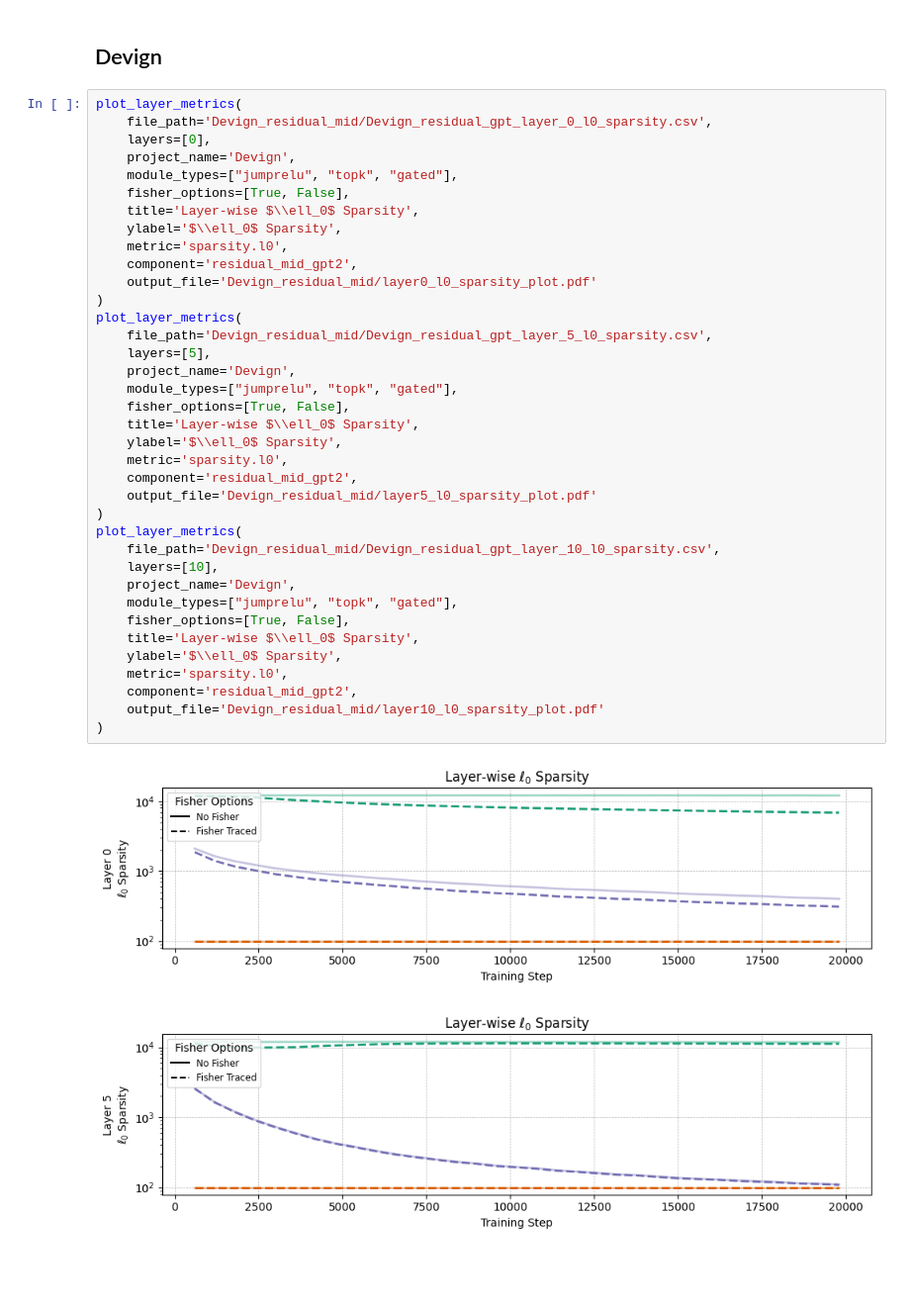
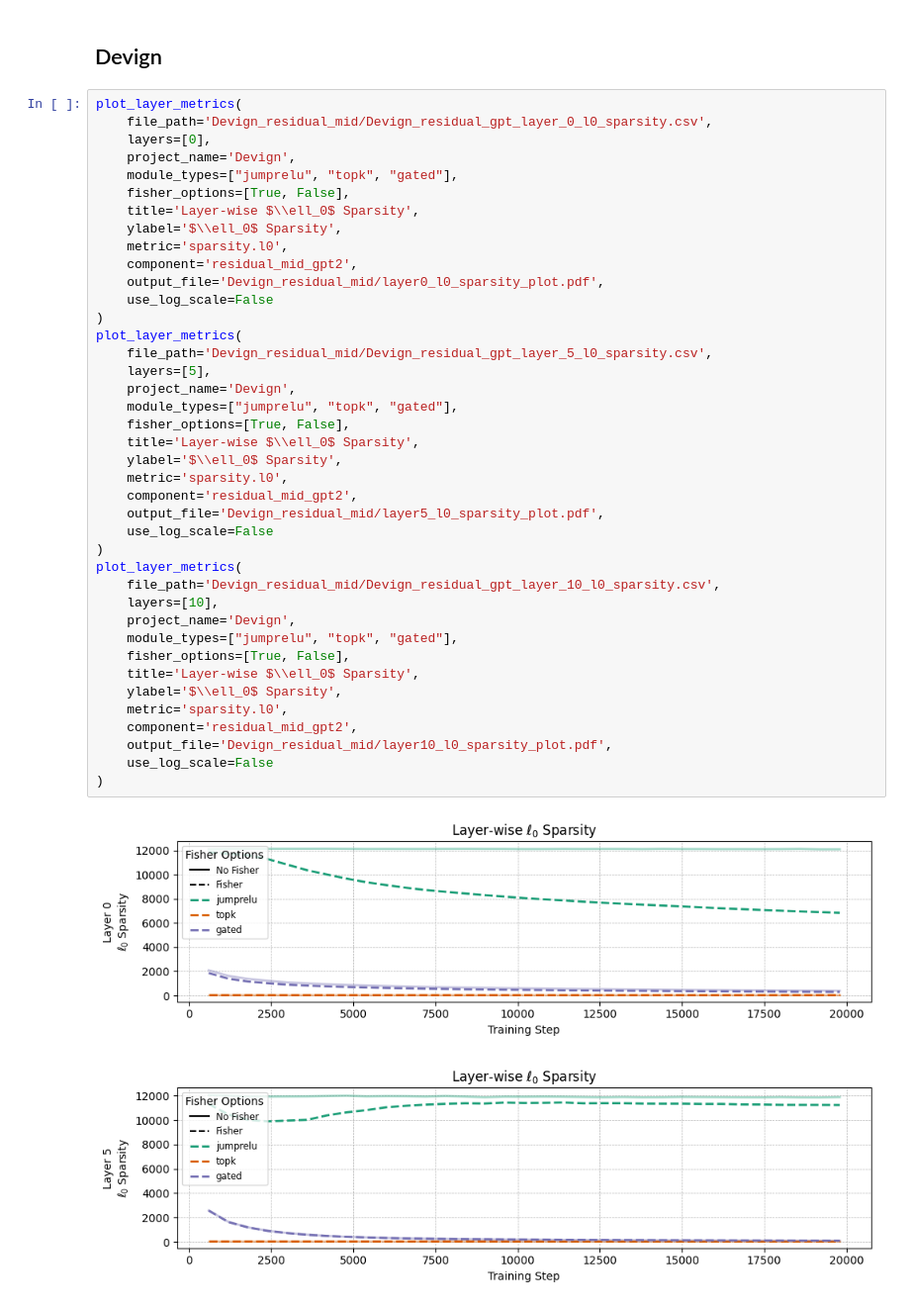
Before and after one commit to rufimelo99/FisherSAE, a Jupyter notebook: plots/plots_wandb.ipynb, the cells around one changed output. Shown at 99% size. Cells and saved outputs as stored; diff of their text form; blank space fills up the shorter version.

```diff
--- a/plots/plots_wandb.ipynb
+++ b/plots/plots_wandb.ipynb
@@ -196,35 +225,38 @@ plot_layer_metrics(
     module_types=["jumprelu", "topk", "gated"],
     fisher_options=[True, False],
     title='Layer-wise $\\ell_0$ Sparsity',
     ylabel='$\\ell_0$ Sparsity',
     metric='sparsity.l0',
     component='residual_mid_gpt2',
-    output_file='Devign_residual_mid/layer0_l0_sparsity_plot.pdf'
+    output_file='Devign_residual_mid/layer0_l0_sparsity_plot.pdf',
+    use_log_scale=False
 )
 plot_layer_metrics(
     file_path='Devign_residual_mid/Devign_residual_gpt_layer_5_l0_sparsity.csv',
     layers=[5],
     project_name='Devign',
     module_types=["jumprelu", "topk", "gated"],
     fisher_options=[True, False],
     title='Layer-wise $\\ell_0$ Sparsity',
     ylabel='$\\ell_0$ Sparsity',
     metric='sparsity.l0',
     component='residual_mid_gpt2',
-    output_file='Devign_residual_mid/layer5_l0_sparsity_plot.pdf'
+    output_file='Devign_residual_mid/layer5_l0_sparsity_plot.pdf',
+    use_log_scale=False
 )
 plot_layer_metrics(
     file_path='Devign_residual_mid/Devign_residual_gpt_layer_10_l0_sparsity.csv',
     layers=[10],
     project_name='Devign',
     module_types=["jumprelu", "topk", "gated"],
     fisher_options=[True, False],
     title='Layer-wise $\\ell_0$ Sparsity',
     ylabel='$\\ell_0$ Sparsity',
     metric='sparsity.l0',
     component='residual_mid_gpt2',
-    output_file='Devign_residual_mid/layer10_l0_sparsity_plot.pdf'
+    output_file='Devign_residual_mid/layer10_l0_sparsity_plot.pdf',
+    use_log_scale=False
 )
 # %% [output]
-[figure, old version]
+[figure, new version]
-[figure, old version]
+[figure, new version]
```
Also changed, not shown: parts of 16 cells of this notebook.
